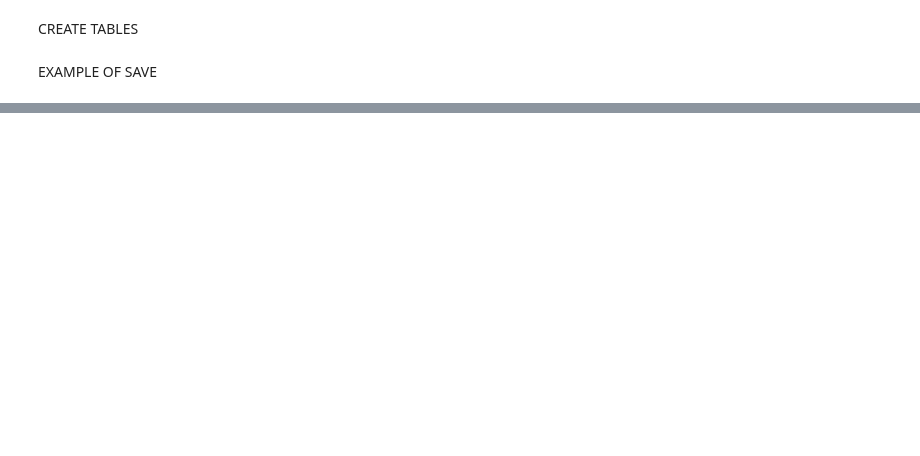
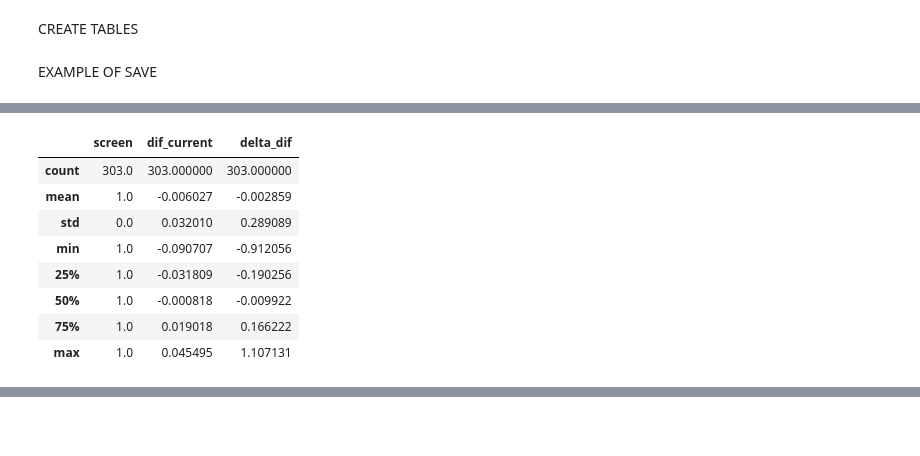
Before and after one commit to eduardocurado/crypto_bot, a Jupyter notebook: Crypto_trader_performance_analysis.ipynb, the cells around one changed output, grey strips where cells are left out. Drawn from its saved outputs; the diff is of its cells as text; code cells hidden in the pictures; blank space fills up the shorter version.

```diff
--- a/Crypto_trader_performance_analysis.ipynb
+++ b/Crypto_trader_performance_analysis.ipynb
@@ -380,0 +322,21 @@ ALL
+# %%
+date = '2018-01-01'
+date_end = '2018-12-31'
+coin = 'USDT_BTC'
+long_df = get_positions(coin, 'closed', date_end)
+mkt_trend_df = get_mkt_trend(coin, date_end, 1)
+mkt_trend_df['delta_dif'] = mkt_trend_df['delta_dif'] * 100
+mkt_trend_df = mkt_trend_df[['date', 'screen', 'dif_current', 'delta_dif']]
+merged = pd.merge(long_df, mkt_trend_df, how='inner', left_on=['date_ask'], right_on=['date'])
+
+mkt_trend_df.describe()
+# %% [output]
+|  | screen | dif_current | delta_dif |
+| count | 303.0 | 303.000000 | 303.000000 |
+| mean | 1.0 | -0.006027 | -0.002859 |
+| std | 0.0 | 0.032010 | 0.289089 |
+| min | 1.0 | -0.090707 | -0.912056 |
+| 25% | 1.0 | -0.031809 | -0.190256 |
+| 50% | 1.0 | -0.000818 | -0.009922 |
+| 75% | 1.0 | 0.019018 | 0.166222 |
+| max | 1.0 | 0.045495 | 1.107131 |
```
Also changed, not shown: parts of 14 cells of this notebook, 6 other files.
